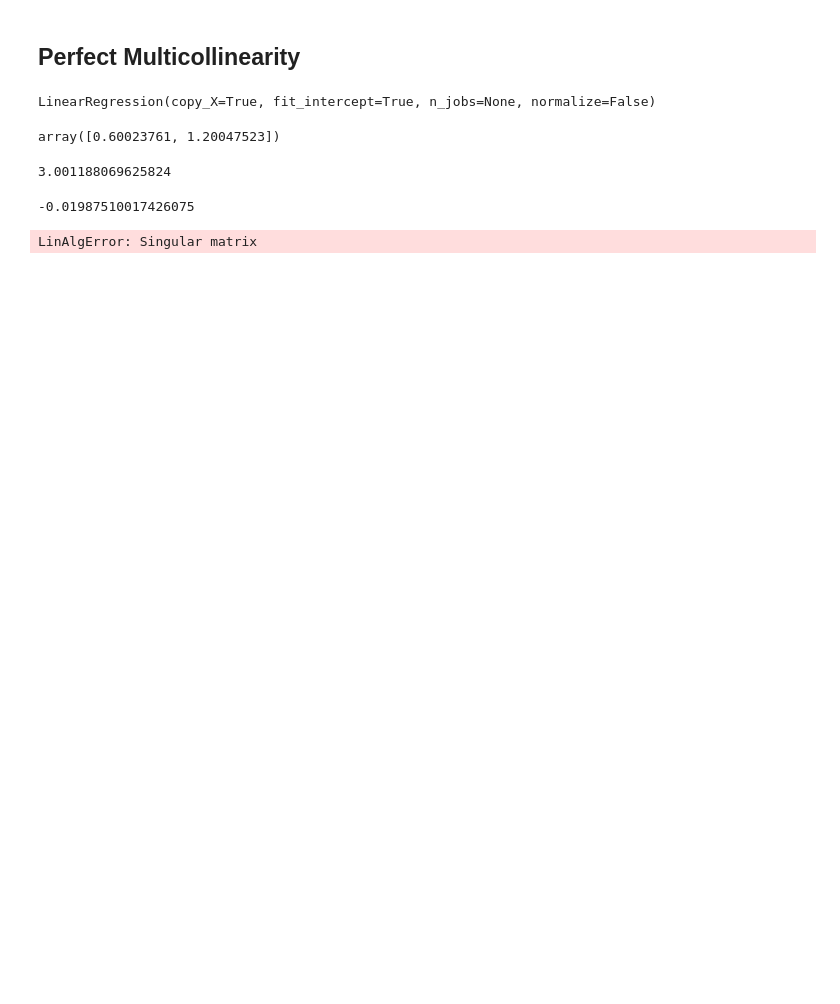
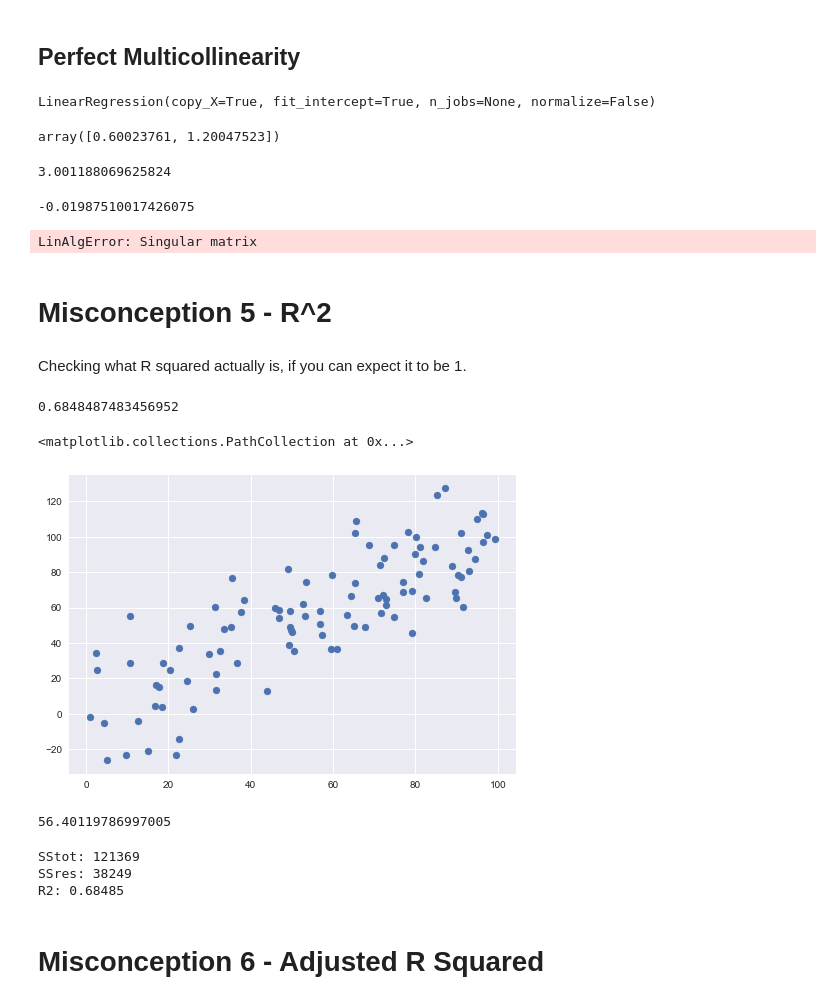
Before and after one commit to MatePocs/quick_projects, a Jupyter notebook: linear_regression_misconceptions.ipynb, the cells around one changed output. Saved outputs shown, nothing was run; the diff lists cells and outputs as text; code cells hidden in the pictures; blank space fills up the shorter version.

```diff
--- a/linear_regression_misconceptions.ipynb
+++ b/linear_regression_misconceptions.ipynb
@@ -149,3 +151,39 @@ coeff = XtX_inv.dot(Xty)
 y_pred = X.dot(coeff)
 # %% [output]
 LinAlgError: Singular matrix
+# %% [markdown]
+# Misconception 5 - R^2
+# %% [markdown]
+Checking what R squared actually is, if you can expect it to be 1.
+# %%
+number_of_obs = 100
+np.random.seed(my_seed)
+y_pred = np.random.uniform(0, 100, number_of_obs)
+residuals = np.random.normal(0, 20, number_of_obs)
+y = y_pred + residuals
+# %%
+r2_score (y, y_pred)
+# %% [output]
+0.6848487483456952
+# %%
+plt.scatter(y_pred, y)
+# %% [output]
+<matplotlib.collections.PathCollection at 0x...>
+[figure, added]
+# %%
+y_avg = np.mean(y)
+y_avg
+# %% [output]
+56.40119786997005
+# %%
+SStot = sum((y - y_avg)**2)
+SSres = sum((y - y_pred)**2)
+print("SStot: %i" % SStot)
+print("SSres: %i" % SSres)
+print("R2: %.5f" % (1-SSres/SStot))
+# %% [output]
+SStot: 121369
+SSres: 38249
+R2: 0.68485
+# %% [markdown]
+# Misconception 6 - Adjusted R Squared
```
Also changed, not shown: parts of 1 cell of this notebook.
